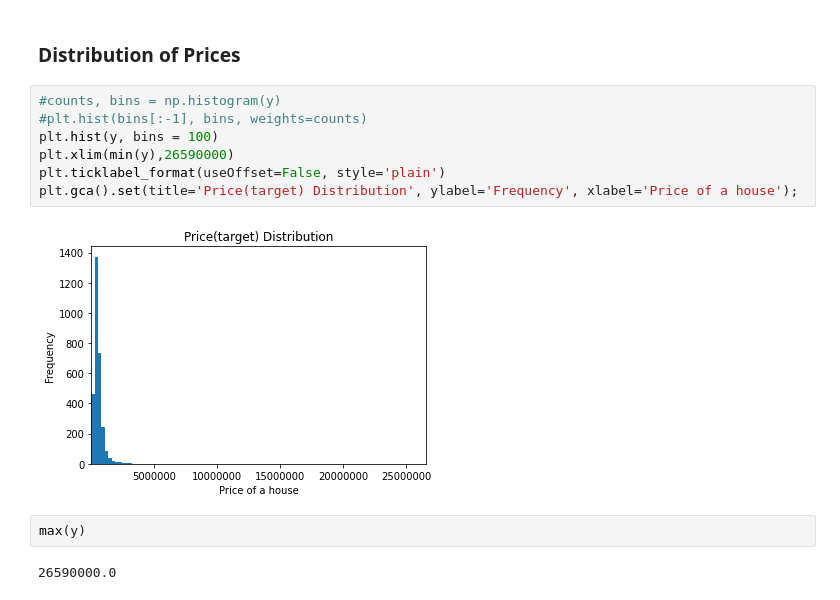
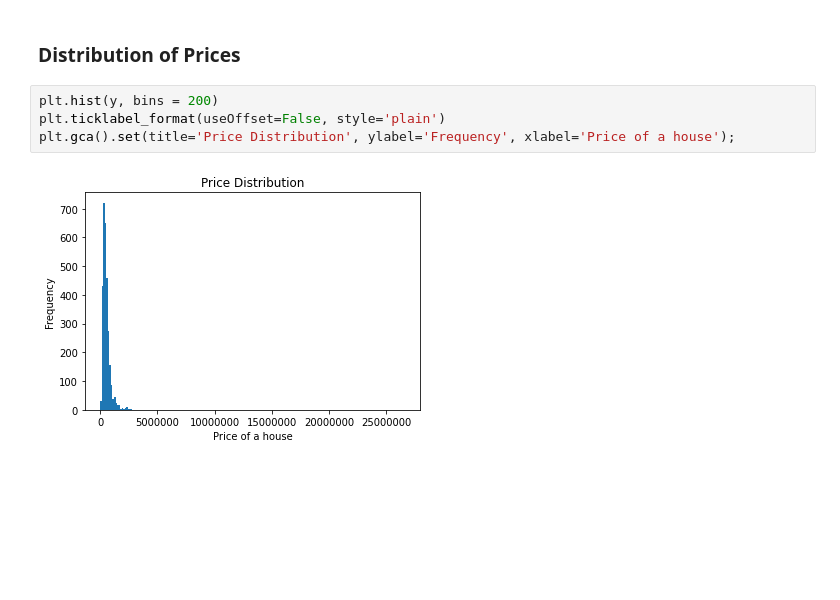
Before and after one commit to rajadevineni/House_Price_Prediction, a Jupyter notebook: KNN_regressor.ipynb, the cells around one changed output. Drawn from its saved outputs; the diff is of its cells as text; blank space fills up the shorter version.

```diff
--- a/KNN_regressor.ipynb
+++ b/KNN_regressor.ipynb
@@ -95,15 +95,8 @@ for i in range(12):
 # %% [markdown]
 ### **Distribution of Prices**
 # %%
-#counts, bins = np.histogram(y)
-#plt.hist(bins[:-1], bins, weights=counts)
-plt.hist(y, bins = 100)
-plt.xlim(min(y),26590000)
+plt.hist(y, bins = 200)
 plt.ticklabel_format(useOffset=False, style='plain')
-plt.gca().set(title='Price(target) Distribution', ylabel='Frequency', xlabel='Price of a house');
+plt.gca().set(title='Price Distribution', ylabel='Frequency', xlabel='Price of a house');
 # %% [output]
-[figure, old version]
+[figure, new version]
-# %%
-max(y)
-# %% [output]
-26590000.0
```
